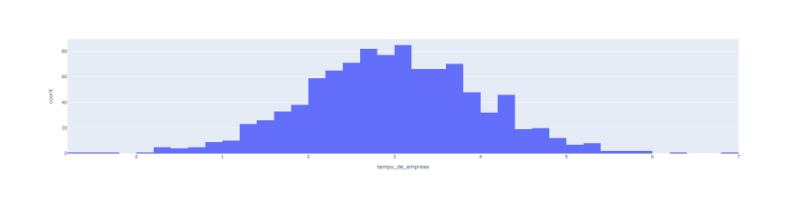
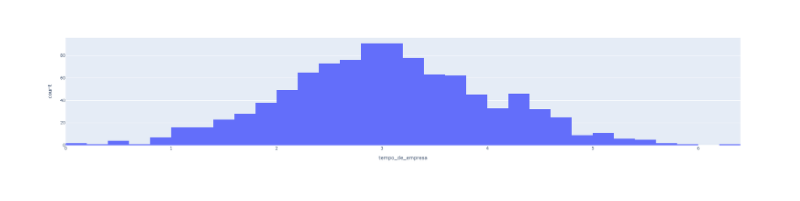
Before and after one commit to higor-gomes93/ona_research, a Jupyter notebook: dataset_generator.ipynb, the cells around one changed output. Saved outputs shown, nothing was run; the diff lists cells and outputs as text; code cells hidden in the pictures.

```diff
--- a/dataset_generator.ipynb
+++ b/dataset_generator.ipynb
@@ -45,16 +51,17 @@ fig.show()
 # %%
 # Definindo o tempo médio de empresa
 average_time = 3
 sd_time = 1
 
 # Criando uma amostra de tempos de empresa
 company_time = np.random.normal(average_time, sd_time, len(dataset))
+company_time = [round(abs(i), 2) for i in company_time]
 
 # Adicionando ao dataset
 dataset['tempo_de_empresa'] = company_time
 
 # Plotando
 fig = px.histogram(dataset, x = "tempo_de_empresa")
 fig.show()
 # %% [output]
-[figure, old version]
+[figure, new version]
```
Also changed, not shown: parts of 6 cells of this notebook.
